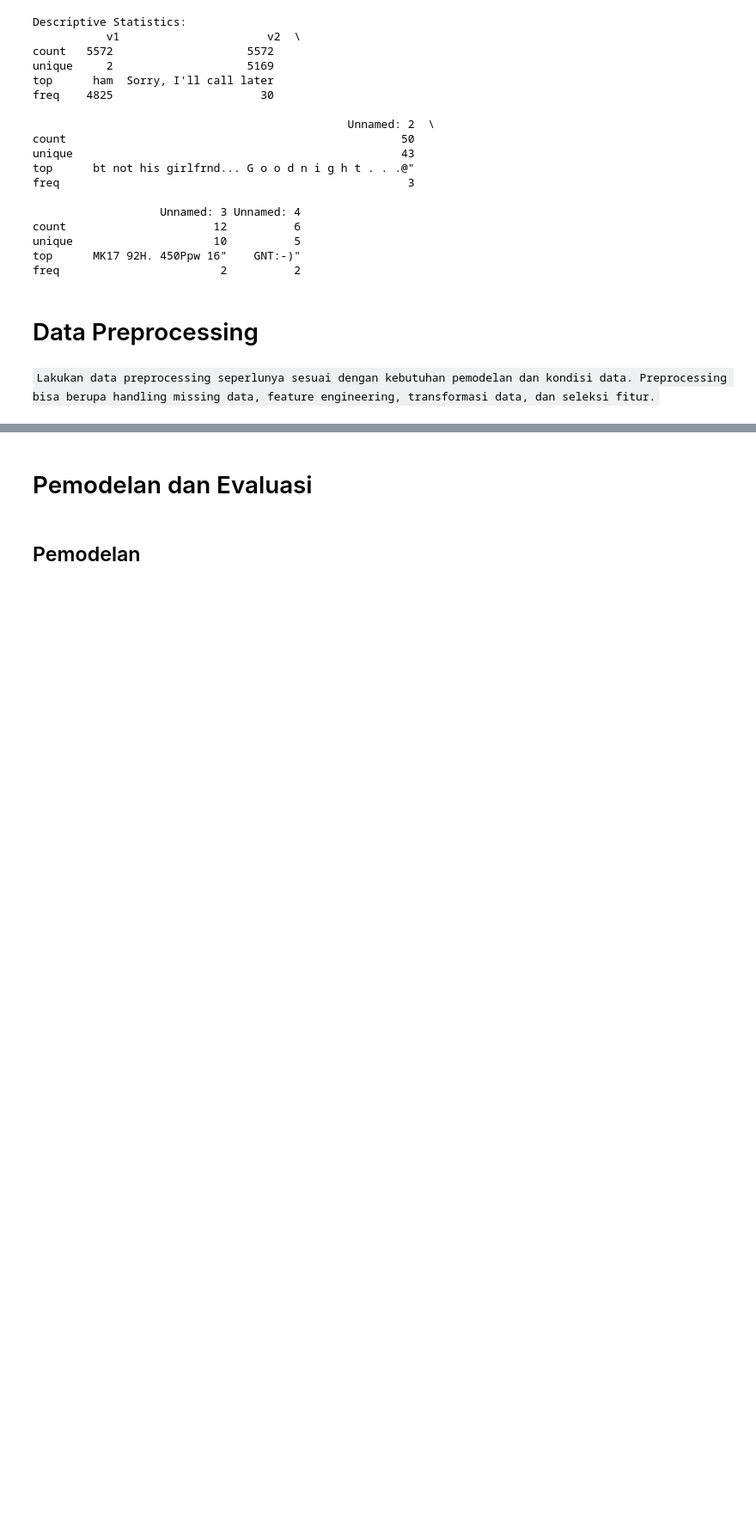
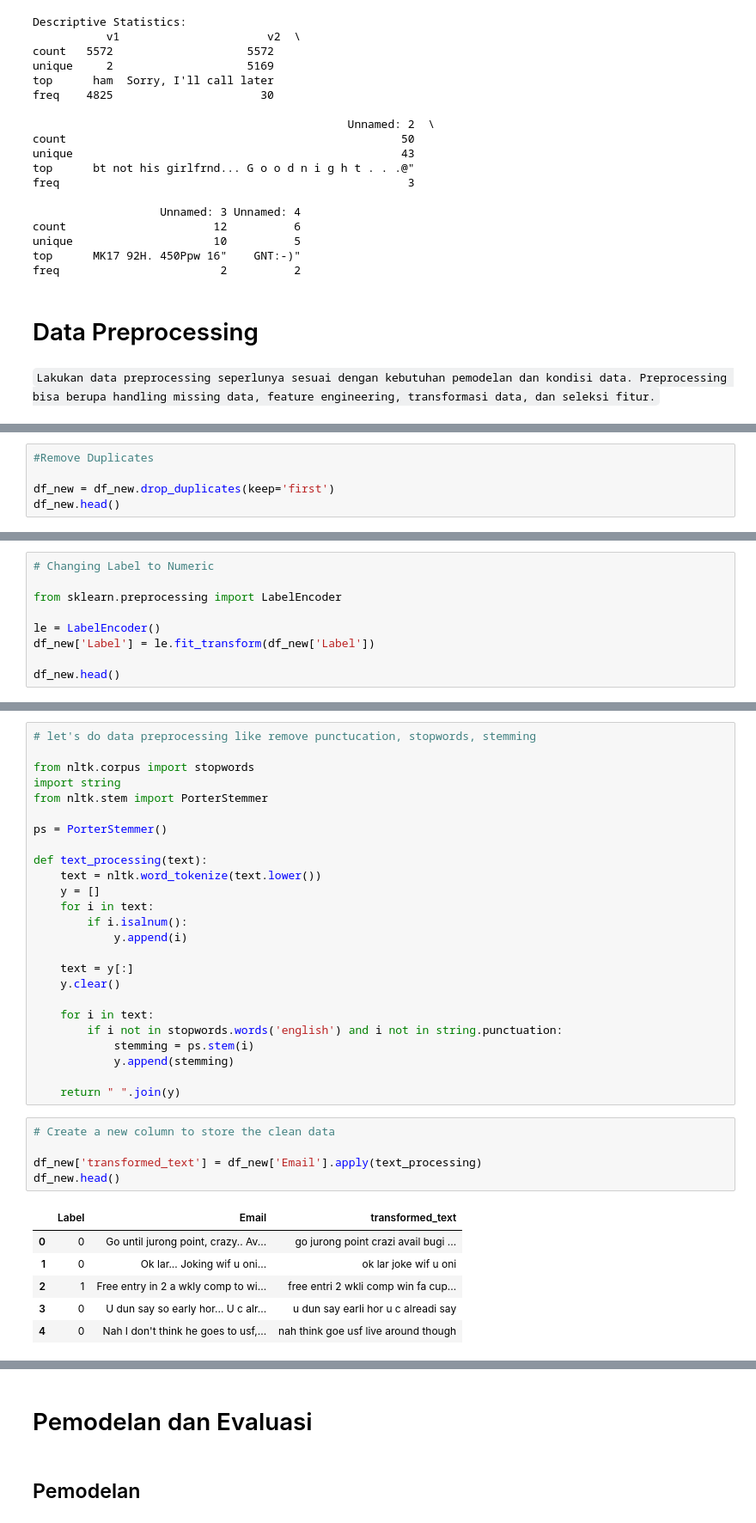
Before and after one commit to alfa000/kung-fu-pandas-fga, a Jupyter notebook: Lembar Kerja Kelompok 3 - Analisis Data.ipynb, the cells around one changed output, grey strips where cells are left out. Shown at 86% size. Saved outputs shown, nothing was run; the diff lists cells and outputs as text; blank space fills up the shorter version.

Commit message:
data preprocessing, modelling, and evaluation

```diff
--- a/Lembar Kerja Kelompok 3 - Analisis Data.ipynb
+++ b/Lembar Kerja Kelompok 3 - Analisis Data.ipynb
@@ -79,0 +125,5 @@ freq                        2          2
+# %%
+#Remove Duplicates
+
+df_new = df_new.drop_duplicates(keep='first')
+df_new.head()
@@ -79,0 +143,9 @@ freq                        2          2
+# %%
+# Changing Label to Numeric
+
+from sklearn.preprocessing import LabelEncoder
+
+le = LabelEncoder()
+df_new['Label'] = le.fit_transform(df_new['Label'])
+
+df_new.head()
@@ -79,0 +180,37 @@ freq                        2          2
+# %%
+# let's do data preprocessing like remove punctucation, stopwords, stemming
+
+from nltk.corpus import stopwords
+import string
+from nltk.stem import PorterStemmer
+
+ps = PorterStemmer()
+
+def text_processing(text):
+    text = nltk.word_tokenize(text.lower())
+    y = []
+    for i in text:
+        if i.isalnum():
+            y.append(i)
+
+    text = y[:]
+    y.clear()
+
+    for i in text:
+        if i not in stopwords.words('english') and i not in string.punctuation:
+            stemming = ps.stem(i)
+            y.append(stemming)
+
+    return " ".join(y)
+# %%
+# Create a new column to store the clean data
+
+df_new['transformed_text'] = df_new['Email'].apply(text_processing)
+df_new.head()
+# %% [output]
+|  | Label | Email | transformed_text |
+| 0 | 0 | Go until jurong point, crazy.. Av... | go jurong point crazi avail bugi ... |
+| 1 | 0 | Ok lar... Joking wif u oni... | ok lar joke wif u oni |
+| 2 | 1 | Free entry in 2 a wkly comp to wi... | free entri 2 wkli comp win fa cup... |
+| 3 | 0 | U dun say so early hor... U c alr... | u dun say earli hor u c alreadi say |
+| 4 | 0 | Nah I don't think he goes to usf,... | nah think goe usf live around though |
```
Also changed, not shown: parts of 17 cells of this notebook.
